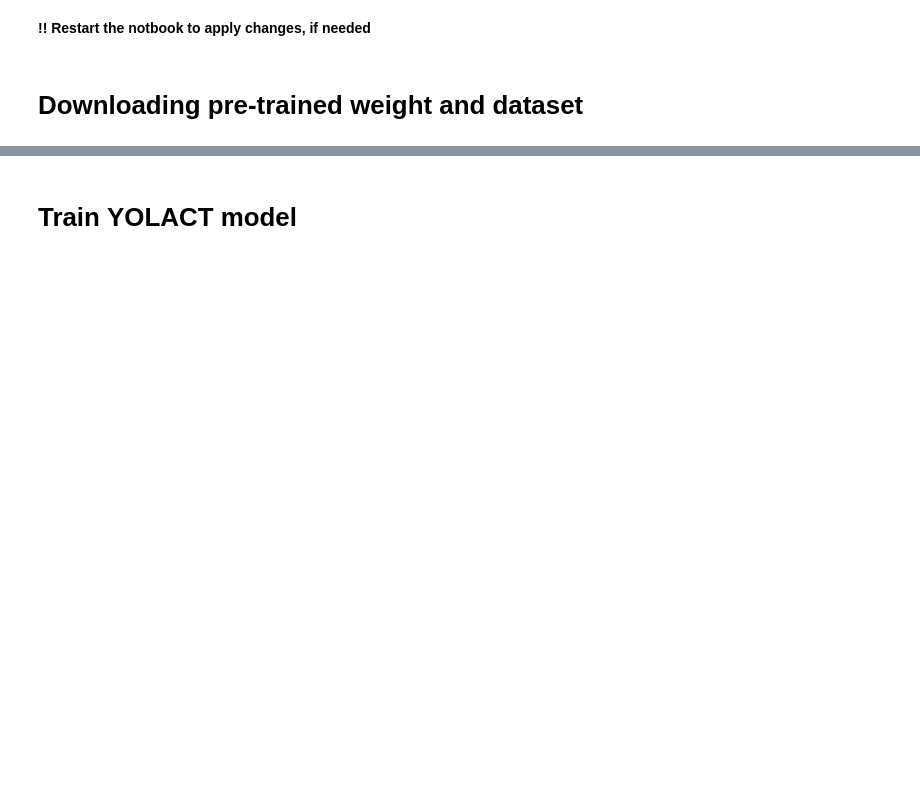
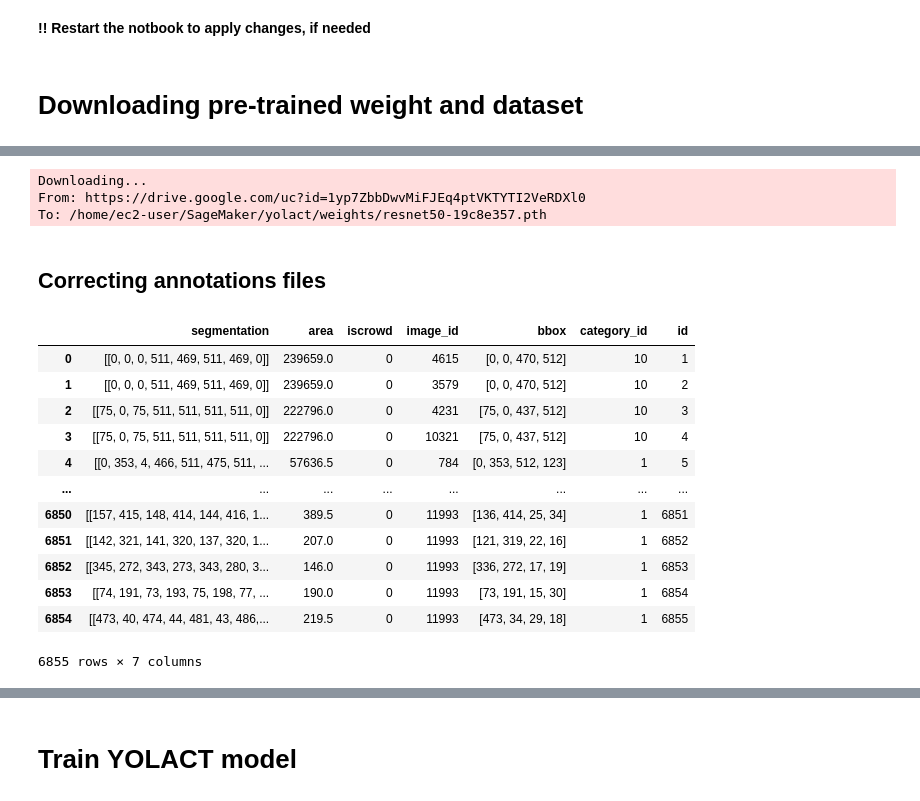
Before and after one commit to AQC-Industry/yolact, a Jupyter notebook: launch_training.ipynb, the cells around one changed output, grey strips where cells are left out. Drawn from its saved outputs; the diff is of its cells as text; code cells hidden in the pictures; blank space fills up the shorter version.

```diff
--- a/launch_training.ipynb
+++ b/launch_training.ipynb
@@ -76,0 +169,36 @@ import numpy as np
+# %%
+# Download trainining weight
+training_weight = './weights/resnet50-19c8e357.pth'
+if not os.path.exists(training_weight):
+    os.mkdir('./weights/')
+    gdown.download(id='1yp7ZbbDwvMiFJEq4ptVKTYTI2VeRDXl0', output=training_weight, quiet=False)
+# %% [output]
+Downloading...
+From: https://drive.google.com/uc?id=1yp7ZbbDwvMiFJEq4ptVKTYTI2VeRDXl0
+To: /home/ec2-user/SageMaker/yolact/weights/resnet50-19c8e357.pth
+# %% [markdown]
+## Correcting annotations files
+# %%
+path = "../annotations/instances_train2022.json"
+with open(path, "r") as j:
+    data = json.load(j)
+df_anno = pd.DataFrame(data["annotations"])
+df_info = pd.DataFrame(data["info"])
+df_licence = pd.DataFrame(data["licences"])
+df_images = pd.DataFrame(data["images"])
+df_cat = pd.DataFrame(data["categories"])
+df_anno
+# %% [output]
+|  | segmentation | area | iscrowd | image_id | bbox | category_id | id |
+| 0 | [[0, 0, 0, 511, 469, 511, 469, 0]] | 239659.0 | 0 | 4615 | [0, 0, 470, 512] | 10 | 1 |
+| 1 | [[0, 0, 0, 511, 469, 511, 469, 0]] | 239659.0 | 0 | 3579 | [0, 0, 470, 512] | 10 | 2 |
+| 2 | [[75, 0, 75, 511, 511, 511, 511, 0]] | 222796.0 | 0 | 4231 | [75, 0, 437, 512] | 10 | 3 |
+| 3 | [[75, 0, 75, 511, 511, 511, 511, 0]] | 222796.0 | 0 | 10321 | [75, 0, 437, 512] | 10 | 4 |
+| 4 | [[0, 353, 4, 466, 511, 475, 511, ... | 57636.5 | 0 | 784 | [0, 353, 512, 123] | 1 | 5 |
+| ... | ... | ... | ... | ... | ... | ... | ... |
+| 6850 | [[157, 415, 148, 414, 144, 416, 1... | 389.5 | 0 | 11993 | [136, 414, 25, 34] | 1 | 6851 |
+| 6851 | [[142, 321, 141, 320, 137, 320, 1... | 207.0 | 0 | 11993 | [121, 319, 22, 16] | 1 | 6852 |
+| 6852 | [[345, 272, 343, 273, 343, 280, 3... | 146.0 | 0 | 11993 | [336, 272, 17, 19] | 1 | 6853 |
+| 6853 | [[74, 191, 73, 193, 75, 198, 77, ... | 190.0 | 0 | 11993 | [73, 191, 15, 30] | 1 | 6854 |
+| 6854 | [[473, 40, 474, 44, 481, 43, 486,... | 219.5 | 0 | 11993 | [473, 34, 29, 18] | 1 | 6855 |
+6855 rows × 7 columns
```
Also changed, not shown: parts of 24 cells of this notebook, 3 other files.
